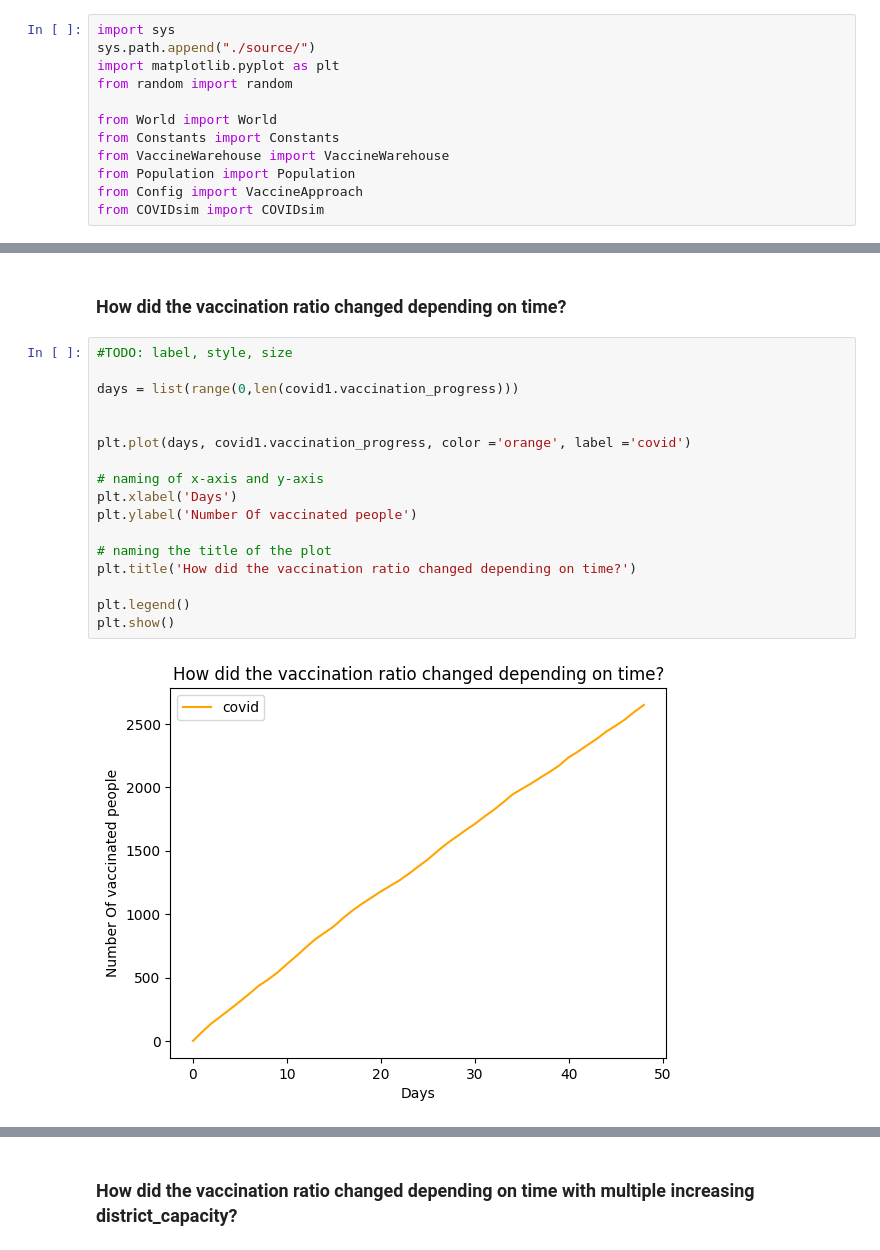
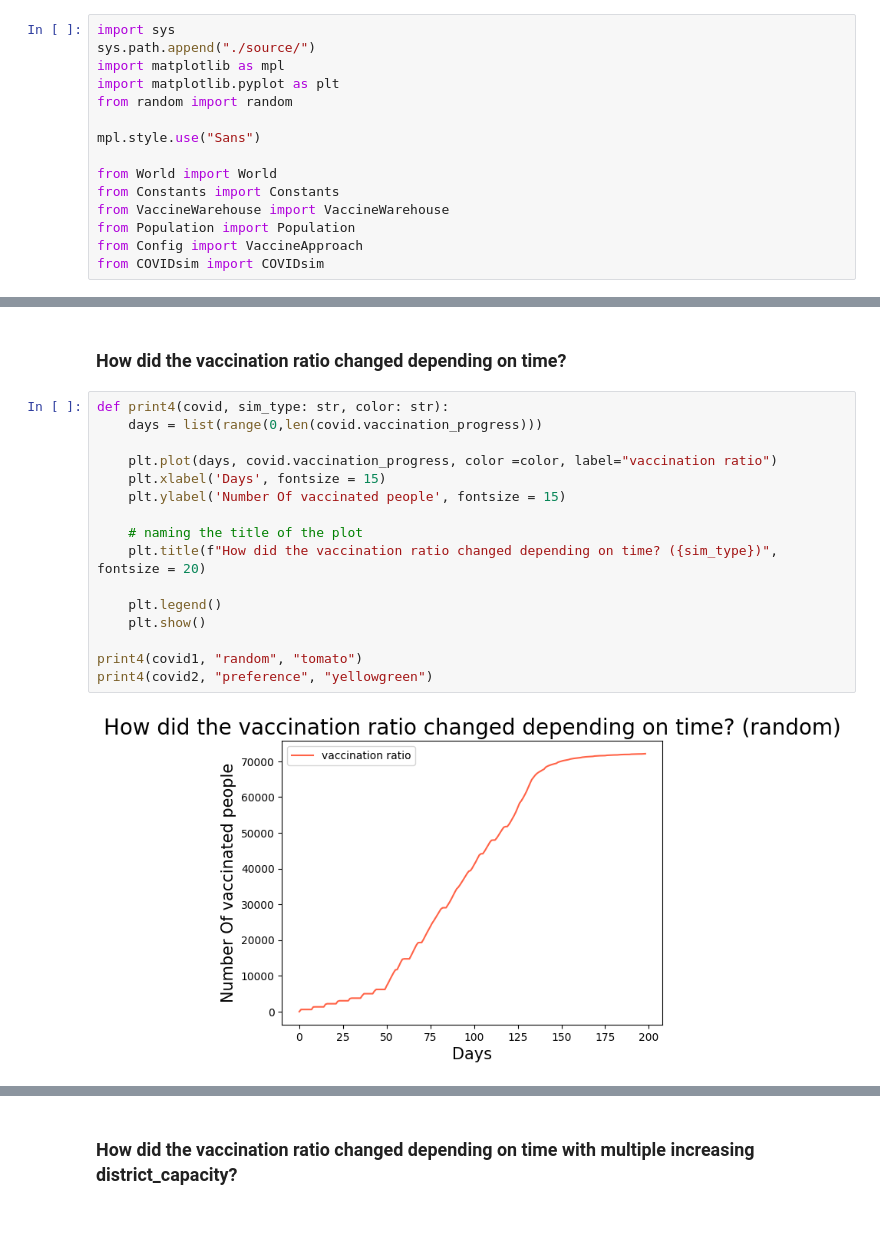
Before and after one commit to papel1/COVIDsim, a Jupyter notebook: Tests.ipynb, the cells around one changed output, grey strips where cells are left out. Drawn from its saved outputs; the diff is of its cells as text; blank space fills up the shorter version.

```diff
--- a/Tests.ipynb
+++ b/Tests.ipynb
@@ -16,8 +16,11 @@
 # %%
 import sys
 sys.path.append("./source/")
+import matplotlib as mpl
 import matplotlib.pyplot as plt
 from random import random
+
+mpl.style.use("Sans")
 
 from World import World
 from Constants import Constants
@@ -174,21 +244,20 @@ plt.show()
 # %% [markdown]
 ### How did the vaccination ratio changed depending on time?
 # %%
-#TODO: label, style, size
+def print4(covid, sim_type: str, color: str):
+    days = list(range(0,len(covid.vaccination_progress)))
 
-days = list(range(0,len(covid1.vaccination_progress)))
+    plt.plot(days, covid.vaccination_progress, color =color, label="vaccination ratio")
+    plt.xlabel('Days', fontsize = 15)
+    plt.ylabel('Number Of vaccinated people', fontsize = 15)
 
+    # naming the title of the plot
+    plt.title(f"How did the vaccination ratio changed depending on time? ({sim_type})", fontsize = 20)
 
-plt.plot(days, covid1.vaccination_progress, color ='orange', label ='covid')
+    plt.legend()
+    plt.show()
 
-# naming of x-axis and y-axis
-plt.xlabel('Days')
-plt.ylabel('Number Of vaccinated people')
-
-# naming the title of the plot
-plt.title('How did the vaccination ratio changed depending on time?')
-
-plt.legend()
-plt.show()
+print4(covid1, "random", "tomato")
+print4(covid2, "preference", "yellowgreen")
 # %% [output]
-[figure, old version]
+[figure, new version]
```
Also changed, not shown: parts of 12 cells of this notebook, 4 other files.
